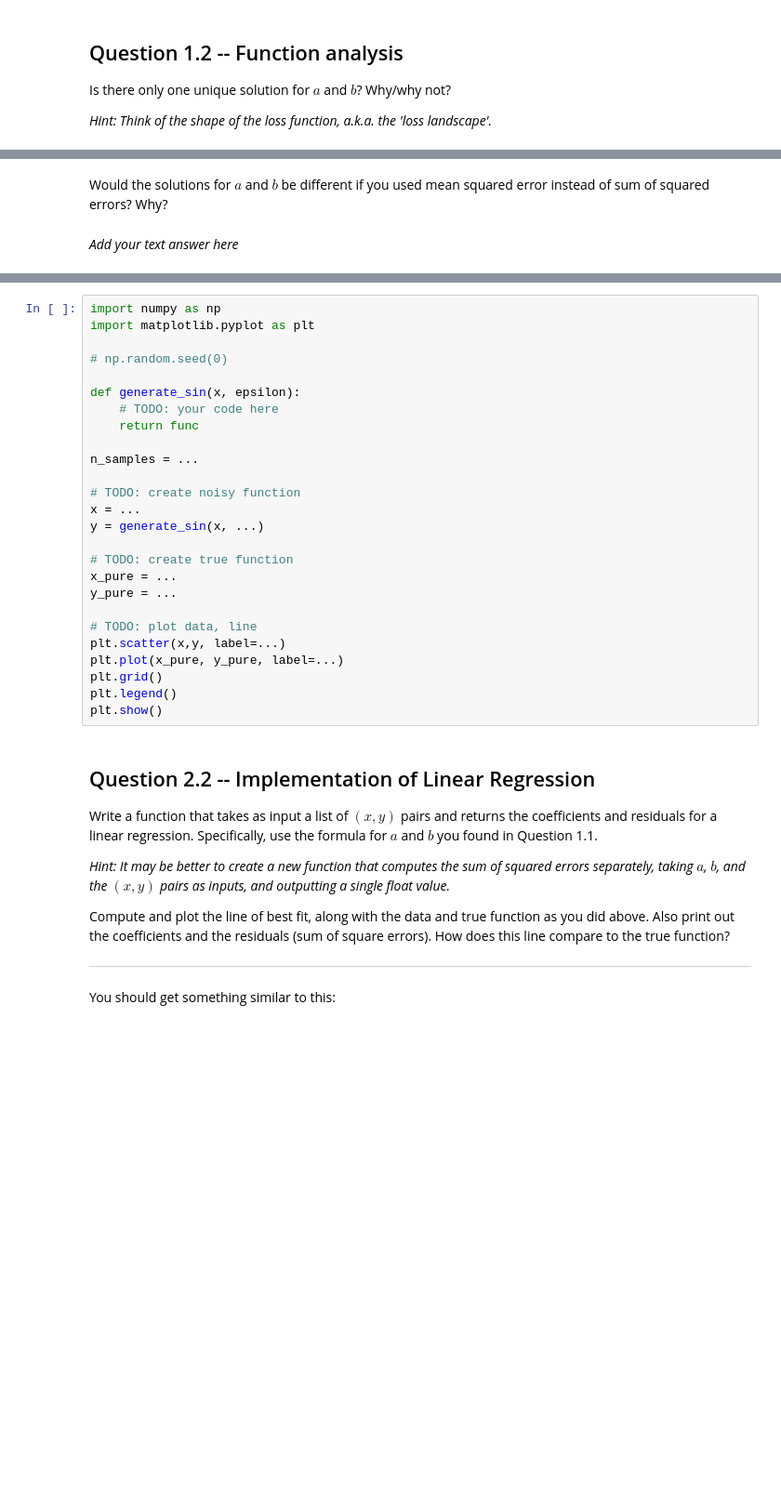
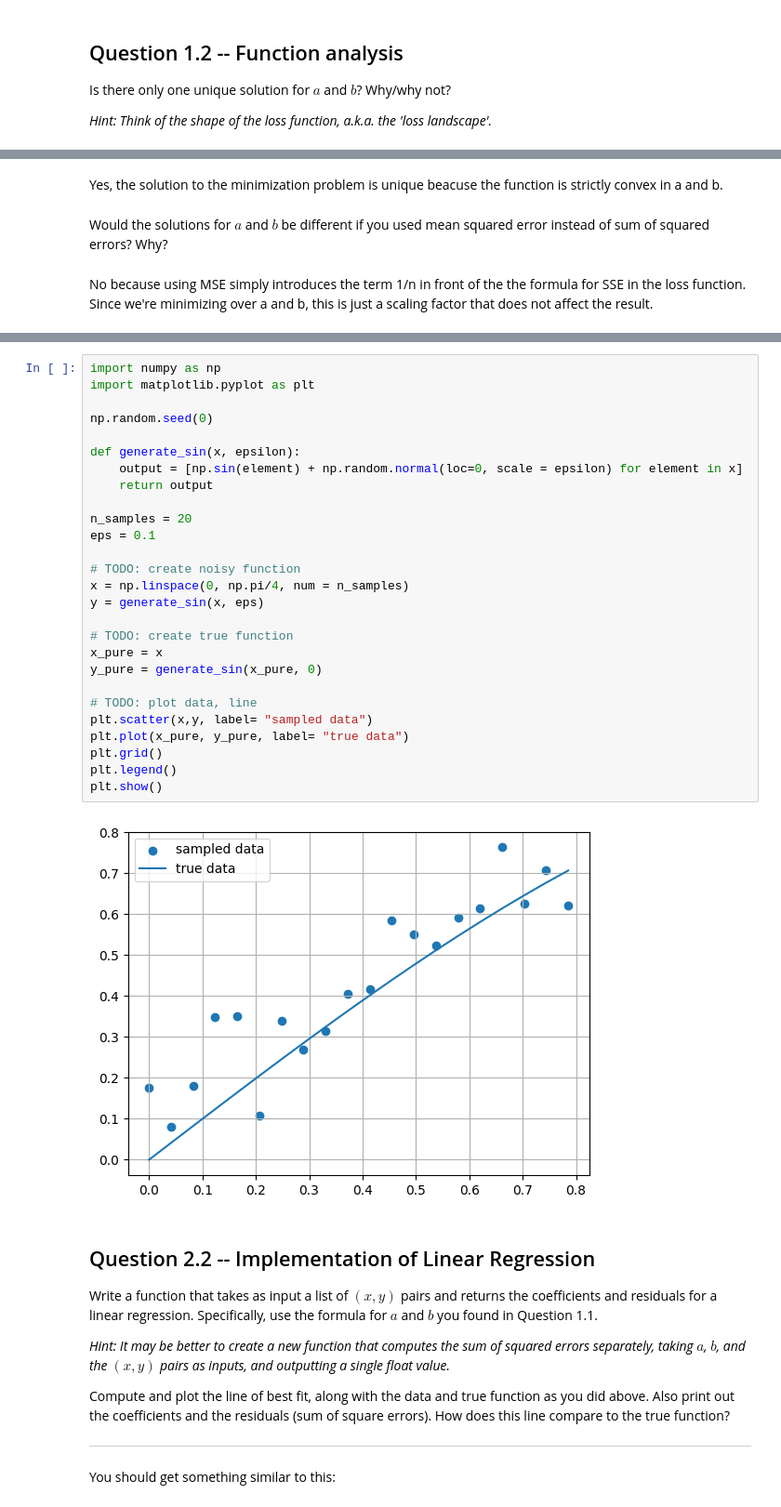
Before and after one commit to NikodemoNoProblemo/N_TMDL_Homework, a Jupyter notebook: TMDL_2024_25_Assignment_1,_Qs_only.ipynb, the cells around one changed output, grey strips where cells are left out. Shown at 93% size. Saved outputs shown, nothing was run; the diff lists cells and outputs as text; blank space fills up the shorter version.

```diff
--- a/TMDL_2024_25_Assignment_1,_Qs_only.ipynb
+++ b/TMDL_2024_25_Assignment_1,_Qs_only.ipynb
@@ -44,7 +48,9 @@ Is there only one unique solution for $a$ and $b$? Why/why not?
+# %% [markdown]
+Yes, the solution to the minimization problem is unique beacuse the function is strictly convex in a and b.
 # %% [markdown]
 Would the solutions for $a$ and $b$ be different if you used mean squared error instead of sum of squared errors? Why?
-# %% [markdown]
-*Add your text answer here*
+# %% [markdown]
+No because using MSE simply introduces the term 1/n in front of the the formula for SSE in the loss function. Since we're minimizing over a and b, this is just a scaling factor that does not affect the result.
 # %% [markdown]
 ## Question 2.1 -- Function generation
 
@@ -71,29 +77,32 @@ Your results should look something like this:
 # %%
 import numpy as np
 import matplotlib.pyplot as plt
 
-# np.random.seed(0)
+np.random.seed(0)
 
 def generate_sin(x, epsilon):
-    # TODO: your code here
-    return func
+    output = [np.sin(element) + np.random.normal(loc=0, scale = epsilon) for element in x]
+    return output
 
-n_samples = ...
+n_samples = 20
+eps = 0.1
 
 # TODO: create noisy function
-x = ...
-y = generate_sin(x, ...)
+x = np.linspace(0, np.pi/4, num = n_samples)
+y = generate_sin(x, eps)
 
 # TODO: create true function
-x_pure = ...
-y_pure = ...
+x_pure = x
+y_pure = generate_sin(x_pure, 0)
 
 # TODO: plot data, line
-plt.scatter(x,y, label=...)
-plt.plot(x_pure, y_pure, label=...)
+plt.scatter(x,y, label= "sampled data")
+plt.plot(x_pure, y_pure, label= "true data")
 plt.grid()
 plt.legend()
 plt.show()
+# %% [output]
+[figure, added]
 # %% [markdown]
 ## Question 2.2 -- Implementation of Linear Regression
 
```
Also changed, not shown: parts of 24 cells of this notebook.
